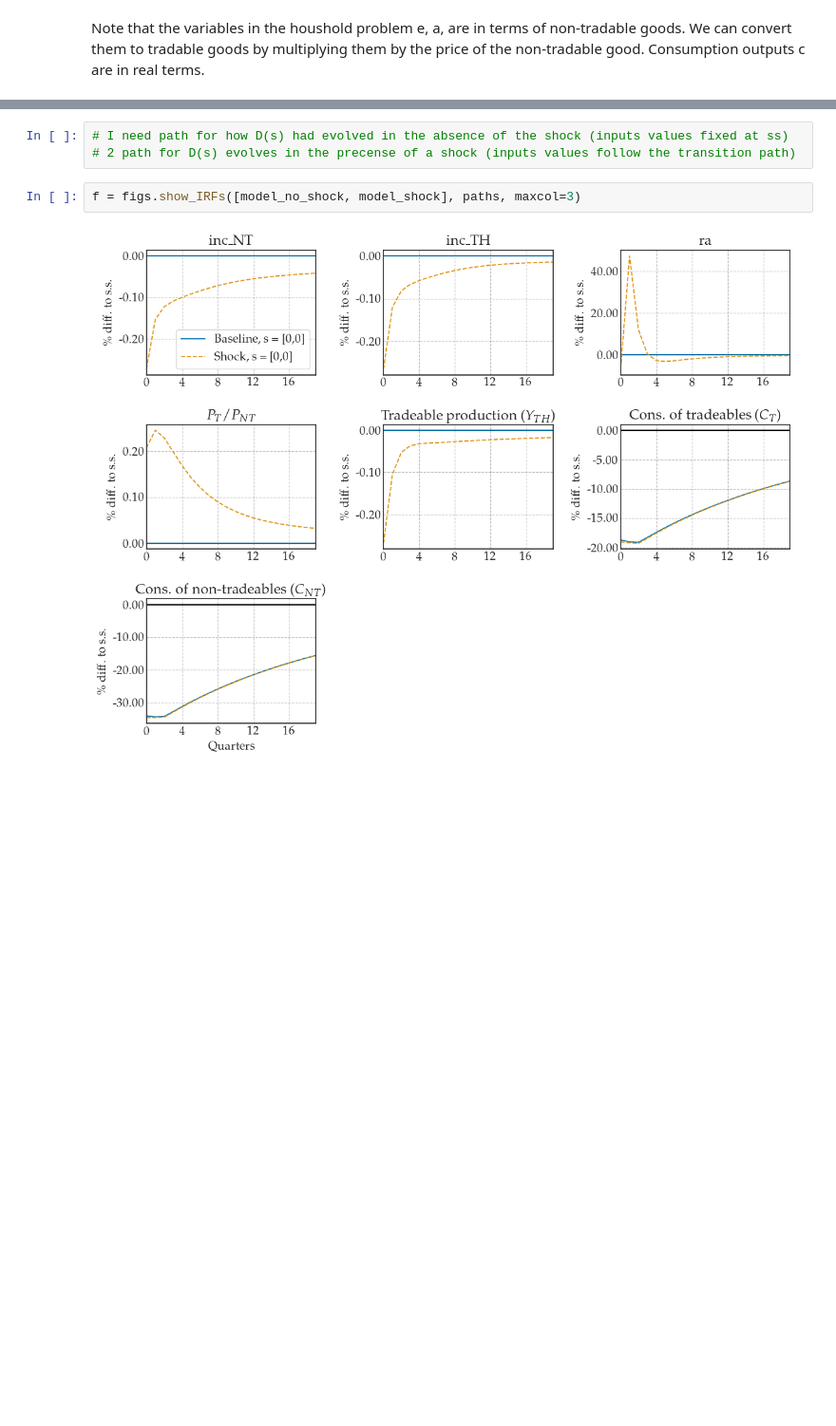
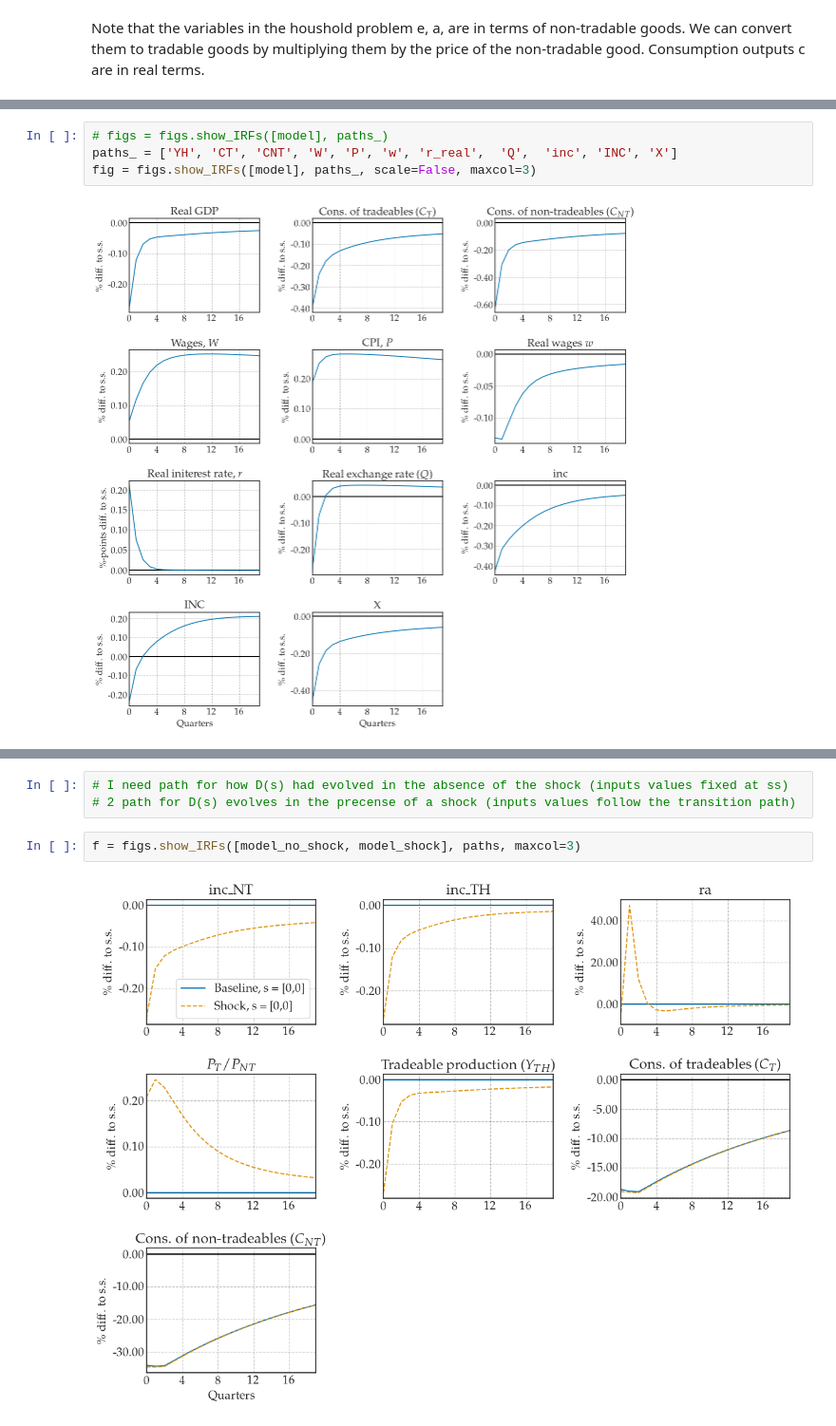
Before and after one commit to funlime/I_HANK_PIGL, a Jupyter notebook: Notebook.ipynb, the cells around one changed output, grey strips where cells are left out. Shown at 95% size. Saved outputs shown, nothing was run; the diff lists cells and outputs as text; blank space fills up the shorter version.

```diff
--- a/Notebook.ipynb
+++ b/Notebook.ipynb
@@ -96,0 +118,6 @@ model.find_transition_path(shocks=shock_PE_s, do_end_check=False)
+# %%
+# figs = figs.show_IRFs([model], paths_)
+paths_ = ['YH', 'CT', 'CNT', 'W', 'P', 'w', 'r_real',  'Q',  'inc', 'INC', 'X']
+fig = figs.show_IRFs([model], paths_, scale=False, maxcol=3)
+# %% [output]
+[figure, added]
```
Also changed, not shown: parts of 32 cells of this notebook, 3 other files.
